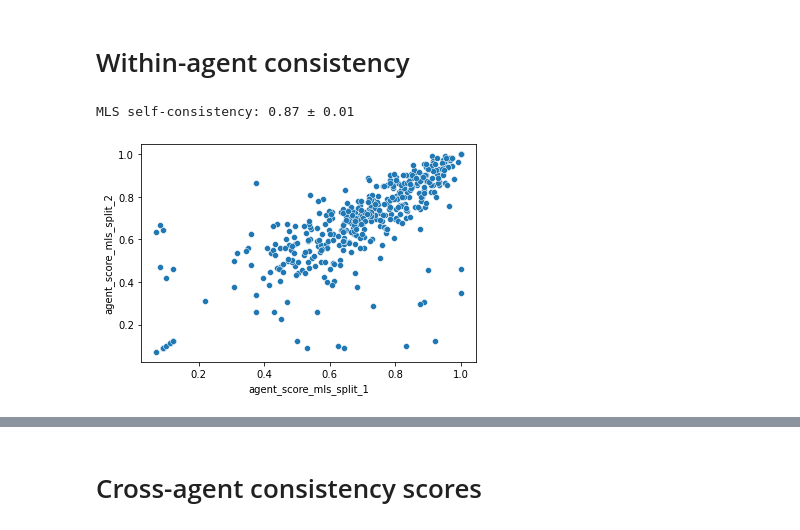
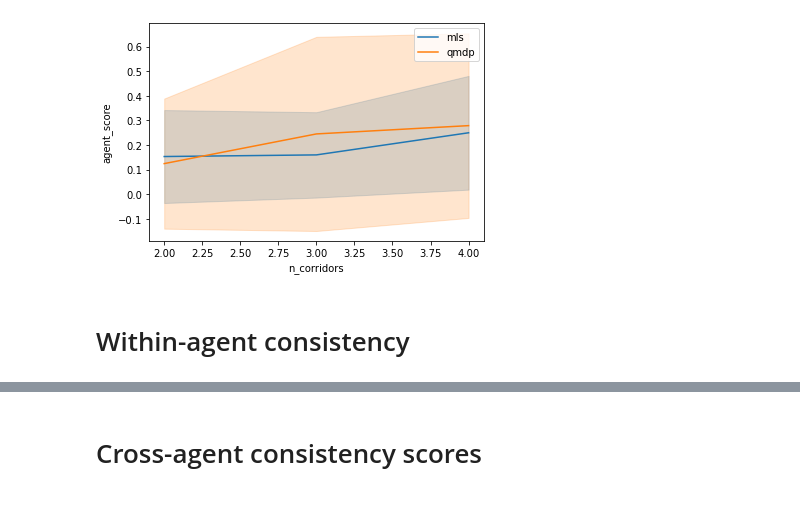
Before and after one commit to aidapiccato/search-world, a Jupyter notebook: notebooks/analysis.ipynb, the cells around one changed output, grey strips where cells are left out. Saved outputs shown, nothing was run; the diff lists cells and outputs as text; code cells hidden in the pictures.

```diff
--- a/notebooks/analysis.ipynb
+++ b/notebooks/analysis.ipynb
@@ -182,3 +201,18 @@ df = get_trials_features(df)
+# %%
+f, ax = plt.subplots(1,1)
+mls_score_df = consistency_dict['group_1_consistency_dict']['df'][['agent_score_mls_split_1', 'agent_score_mls_split_2']]
+mls_score_df['agent_error'] = mls_score_df.mean(axis=1)
+
+sns.lineplot(data=mls_score_df, x='n_corridors', y='agent_score', estimator='mean',ci="sd", label='mls', ax=ax)
+
+qmdp_score_df = consistency_dict['group_2_consistency_dict']['df'][['agent_score_qmdp_split_1', 'agent_score_qmdp_split_2']]
+qmdp_score_df['agent_error'] = qmdp_score_df.mean(axis=1)
+
+sns.lineplot(data=qmdp_score_df, x='n_corridors', y='agent_score', estimator='mean', ci="sd", label='qmdp', ax=ax)
+
+plt.show()
+# %% [output]
+[figure, added]
 # %% [markdown]
 # Within-agent consistency
 # %%
@@ -187,9 +221,4 @@ def mls_func(x): return x['name'] == 'MLSAgent'
 # list of columns whose values define a unique condition
 condition = ['length', 'n_corridors', 'agent_initial_position', 'target_position']
 consistency_dict = get_self_consistency(df=df, condition=condition, group_func=mls_func,
-                                   metric='agent_score', suffixes=suffixes, num_iterations=10)
-plot_scores(consistency_df=consistency_dict['df'], metric='agent_score', suffixes=suffixes)
-print('MLS self-consistency: %.2f ± %.2f' % (np.mean(consistency_dict['corr']), np.std(consistency_dict['corr'])))
+                                   metric='agent_error', suffixes=suffixes, num_iterations=10)
-# %% [output]
-MLS self-consistency: 0.87 ± 0.01
-[figure, removed]
```
Also changed, not shown: parts of 12 cells of this notebook.
